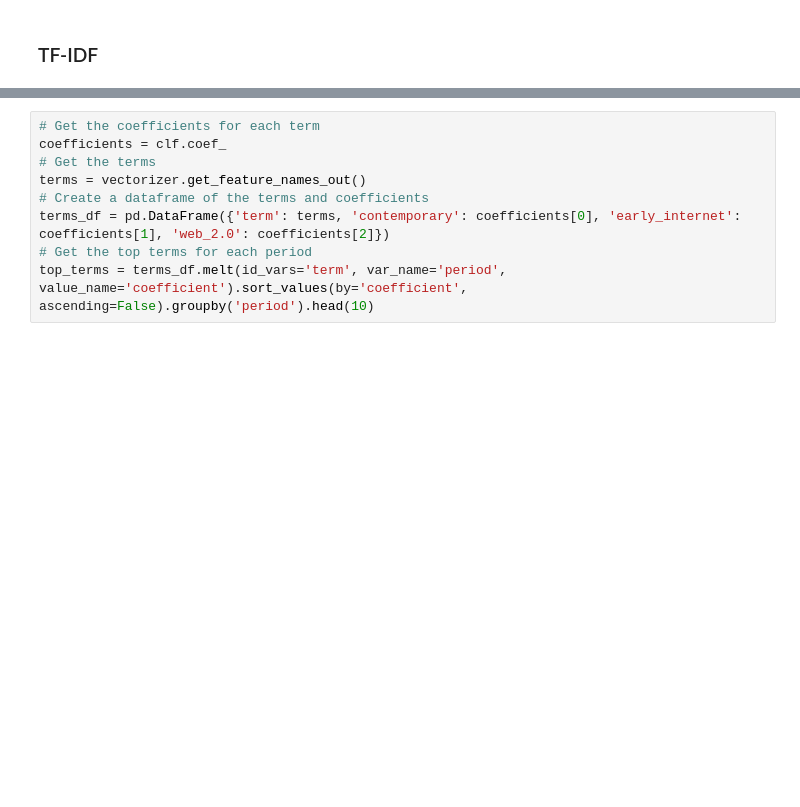
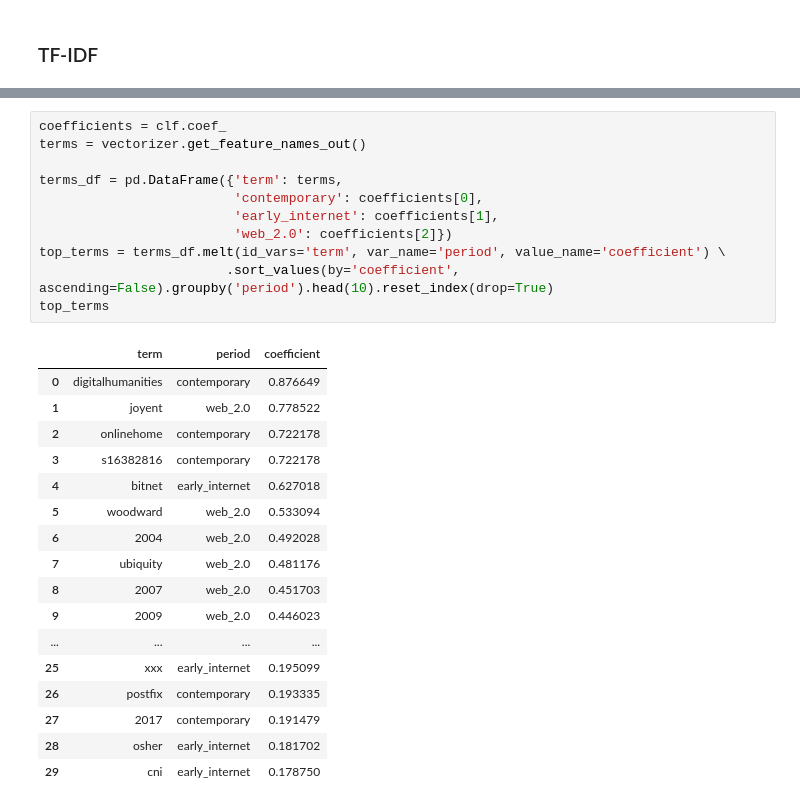
Before and after one commit to mengyuehuang/is310-coding-assignments, a Jupyter notebook: making_it_count/text.ipynb, the cells around one changed output, grey strips where cells are left out. Cells and saved outputs as stored; diff of their text form; blank space fills up the shorter version.

```diff
--- a/making_it_count/text.ipynb
+++ b/making_it_count/text.ipynb
@@ -206,12 +259,32 @@ print(classification_report(y_test, y_pred))
 # %%
-# Get the coefficients for each term
 coefficients = clf.coef_
-# Get the terms
 terms = vectorizer.get_feature_names_out()
-# Create a dataframe of the terms and coefficients
-terms_df = pd.DataFrame({'term': terms, 'contemporary': coefficients[0], 'early_internet': coefficients[1], 'web_2.0': coefficients[2]})
-# Get the top terms for each period
-top_terms = terms_df.melt(id_vars='term', var_name='period', value_name='coefficient').sort_values(by='coefficient', ascending=False).groupby('period').head(10)
+
+terms_df = pd.DataFrame({'term': terms,
+                         'contemporary': coefficients[0],
+                         'early_internet': coefficients[1],
+                         'web_2.0': coefficients[2]})
+top_terms = terms_df.melt(id_vars='term', var_name='period', value_name='coefficient') \
+                        .sort_values(by='coefficient', ascending=False).groupby('period').head(10).reset_index(drop=True)
+top_terms
+# %% [output]
+|  | term | period | coefficient |
+| 0 | digitalhumanities | contemporary | 0.876649 |
+| 1 | joyent | web_2.0 | 0.778522 |
+| 2 | onlinehome | contemporary | 0.722178 |
+| 3 | s16382816 | contemporary | 0.722178 |
+| 4 | bitnet | early_internet | 0.627018 |
+| 5 | woodward | web_2.0 | 0.533094 |
+| 6 | 2004 | web_2.0 | 0.492028 |
+| 7 | ubiquity | web_2.0 | 0.481176 |
+| 8 | 2007 | web_2.0 | 0.451703 |
+| 9 | 2009 | web_2.0 | 0.446023 |
+| ... | ... | ... | ... |
+| 25 | xxx | early_internet | 0.195099 |
+| 26 | postfix | contemporary | 0.193335 |
+| 27 | 2017 | contemporary | 0.191479 |
+| 28 | osher | early_internet | 0.181702 |
+| 29 | cni | early_internet | 0.178750 |
 # %%
 # visualize top terms
 top_terms['period'] = top_terms['period'].astype(str)
```
Also changed, not shown: parts of 27 cells of this notebook.
